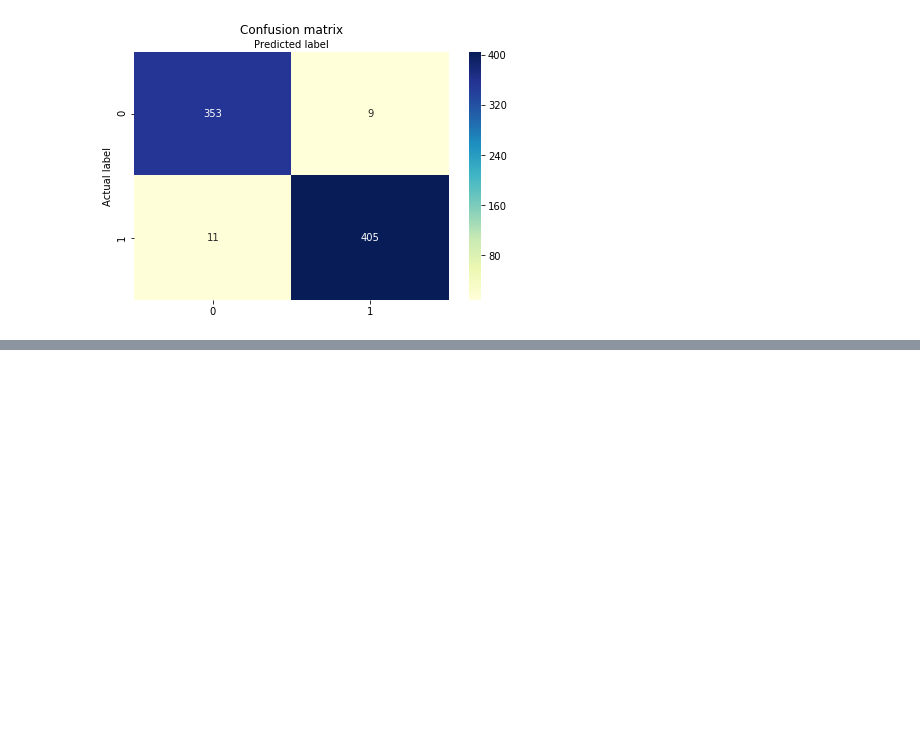
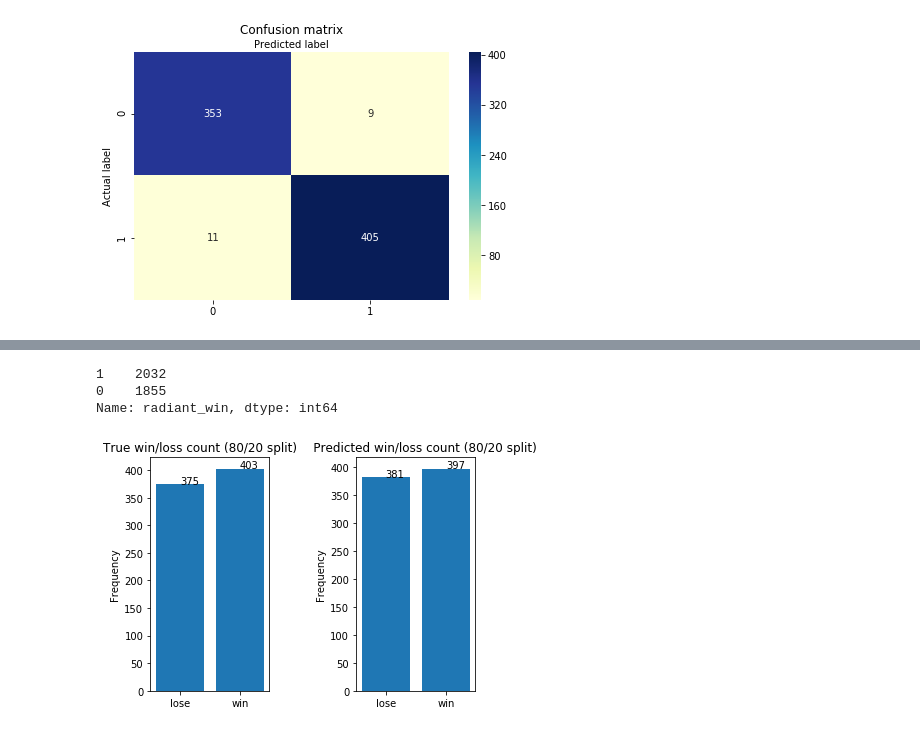
Before and after one commit to dantran16/cogs-109-final-project1, a Jupyter notebook: Final project.ipynb, the cells around one changed output, grey strips where cells are left out. Drawn from its saved outputs; the diff is of its cells as text; code cells hidden in the pictures; blank space fills up the shorter version.

Commit message:
Add files via upload
added figure code

```diff
--- a/Final project.ipynb
+++ b/Final project.ipynb
@@ -736,0 +733,57 @@ rdf.shape
+# %%
+rdf['radiant_win'].value_counts()
+# %% [output]
+1    2032
+0    1855
+Name: radiant_win, dtype: int64
+# %%
+from sklearn.model_selection import train_test_split
+import matplotlib.pyplot as plt
+
+col_names = list(rdf.columns)
+col_names.remove('radiant_win')
+#col_names = ['radiant_ancient_top', 'dire_ancient_top']
+#col_names.remove('duration')
+#col_names.remove('first_blood_time')
+#col_names.remove('human_players')
+#col_names.remove('radiant_gold_adv')
+#col_names.remove('radiant_xp_adv')
+#col_names.remove('teamfights')
+X = rdf[col_names]
+y = rdf['radiant_win']
+
+X_train, X_test, y_train, y_test = train_test_split(X, y, test_size=.20, random_state=15)
+logreg = LogisticRegression()
+logreg.fit(X_train, y_train)
+y_pred = logreg.predict(X_test)
+
+unique, counts_test = np.unique(y_test, return_counts=True)
+unique, counts_pred = np.unique(y_pred, return_counts=True)
+unique = [0,1]
+
+
+plt.subplot(1, 2, 1)
+x1 = ['lose','win']
+y1 = counts_test
+plt.bar(x1, y1, align='center')
+plt.ylabel('Frequency')
+plt.title('True win/loss count (80/20 split)     ')
+for a,b in zip(x1, y1):
+    plt.text(a, b, str(b))
+
+
+plt.subplot(1, 2, 2)
+x2 = ['lose','win']
+y2 = counts_pred
+plt.bar(x2, y2, align='center')
+plt.ylabel('Frequency')
+plt.title('     Predicted win/loss count (80/20 split)')
+for a,b in zip(x2, y2):
+    plt.text(a, b, str(b))
+
+
+plt.tight_layout()
+
+plt.show()
+# %% [output]
+[figure, added]
```
Also changed, not shown: parts of 13 cells of this notebook.
